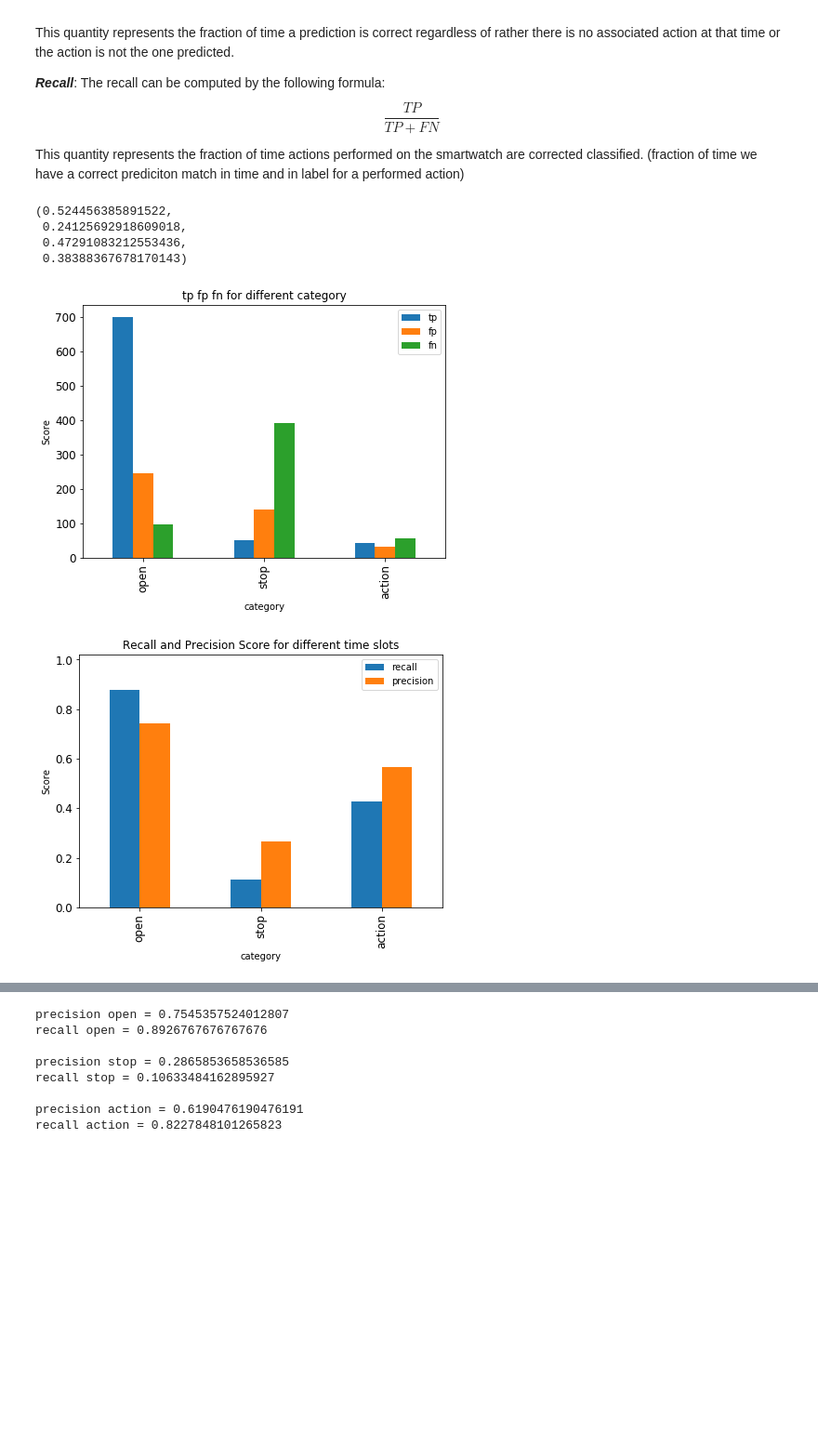
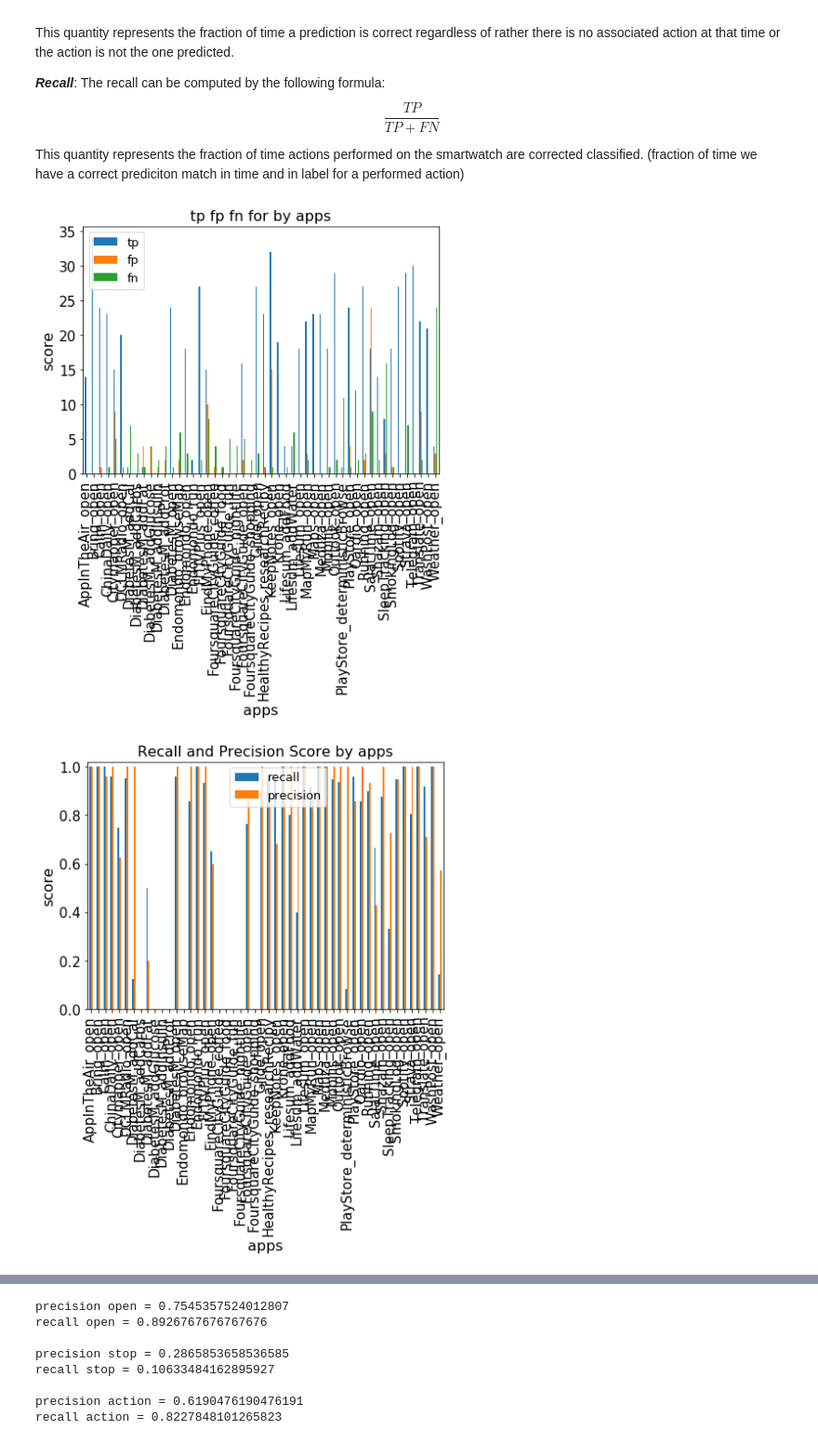
Before and after one commit to alex35469/Traffic-Analysis-on-wearables, a Jupyter notebook: Classification/Longrun identification.ipynb, the cells around one changed output, grey strips where cells are left out. Shown: that part at 93% size. Saved outputs shown, nothing was run; the diff lists cells and outputs as text; code cells hidden in the pictures; blank space fills up the shorter version.

```diff
--- a/Classification/Longrun identification.ipynb
+++ b/Classification/Longrun identification.ipynb
@@ -1567,6 +1656,6 @@ Overval accuracy:  0.7950635751682872
 1337
 # %%
-predicted = predict_all(captures, INTER_TIMER_EVENT_CUTOFF=10, WINDOW_SIZE=15, DPRINT=False, MINIMUM_SIZE_CRITICAL_STARTING_POINT=0, INTER_SPACING_CRITICAL_POINTS=1)
+predicted = predict_all(captures, INTER_TIMER_EVENT_CUTOFF=10, WINDOW_SIZE=15, DPRINT=False, MINIMUM_SIZE_CRITICAL_STARTING_POINT=0, INTER_SPACING_CRITICAL_POINTS=1, TO_WITHDRAW=to_withdraw)
 # %% [markdown]
 ### Evaluation:
 
@@ -1700,12 +1789,10 @@ def compute_eval_metric(prediciton, ground_truth, METHOD="majority_voting",
     def remove_force_stop(prediction):
         prediciton_out = list()
         for pred in prediction:
-            start_pred, stop_pred, pred_vec = pred
-            action_pred = eval(METHOD)(pred_vec)
-            print(action_pred)
-            if "force-stop" in action_pred:
+            pred_cop = pred[2] if type(pred[2]) == list else [pred[2]]
+            if any([True for x in pred_cop if "force-stop" in x]):
                 continue
-            prediciton_out.append((start_pred, stop_pred, pred_vec))
+            prediciton_out.append(pred)
         return prediciton_out
 
     def best_match_first(match):
@@ -1768,7 +1855,8 @@ def compute_eval_metric(prediciton, ground_truth, METHOD="majority_voting",
     return correct_pred, wrong_pred, missed_gt
 # %%
 def eval_all(predicted, content_ground_truth, METHOD='majority_voting', TOP_N=3,
-             MATCH_METHOD='first', OUTPUT_DICT=False, DPRINT=False, TARGET_APPS_ONLY=False, THRESHOLD=None):
+             MATCH_METHOD='first', OUTPUT_DICT=False, DPRINT=False, TARGET_APPS_ONLY=False,
+             THRESHOLD=None, SKIPPING_FORCE_STOP=False):
 
     all_correct_pred = []
     all_wrong_pred = []
@@ -1792,7 +1880,7 @@ def eval_all(predicted, content_ground_truth, METHOD='majority_voting', TOP_N=3,
                                                                     MATCH_METHOD=MATCH_METHOD,
                                                                     TOP_N=TOP_N,
                                                                     TARGET_APPS_ONLY=TARGET_APPS_ONLY,
-                                                                    print_details=False)
+                                                                    print_details=False, SKIPPING_FORCE_STOP=SKIPPING_FORCE_STOP)
 
         all_correct_pred_dict[capture] = correct_pred
         all_wrong_pred_dict[capture] = wrong_pred
@@ -1818,8 +1906,10 @@ def eval_all(predicted, content_ground_truth, METHOD='majority_voting', TOP_N=3,
 all_correct_pred_dict, all_wrong_pred_dict, all_missed_gt_dict = eval_all(predicted,
                                                                           content_ground_truth,
                                                                           METHOD='threshold_majority_voting', # "majority_voting",
-                                                                          THRESHOLD=0,
+                                                                          THRESHOLD=0.25,
                                                                           MATCH_METHOD='first',
                                                                           TARGET_APPS_ONLY=False,
-                                                                          TOP_N=1, OUTPUT_DICT=True)
+                                                                          TOP_N=1, OUTPUT_DICT=True,
+                                                                          SKIPPING_FORCE_STOP=True
+                                                                         )
 # %%
@@ -1878,9 +2019,5 @@ def plot_prec_recall_by_slot(all_correct_pred_dict, all_wrong_pred_dict, all_mis
 # %%
-plot_prec_recall_by_slot(all_correct_pred_dict, all_wrong_pred_dict, all_missed_gt_dict, by="category")
+pr, tpfpfn = plot_prec_recall_by_slot(all_correct_pred_dict, all_wrong_pred_dict, all_missed_gt_dict, by="apps", savefig="towards")
 # %% [output]
-(0.524456385891522,
- 0.24125692918609018,
- 0.47291083212553436,
- 0.38388367678170143)
-[figure, old version]
+[figure, new version]
-[figure, old version]
+[figure, new version]
```
Also changed, not shown: parts of 41 cells of this notebook.
